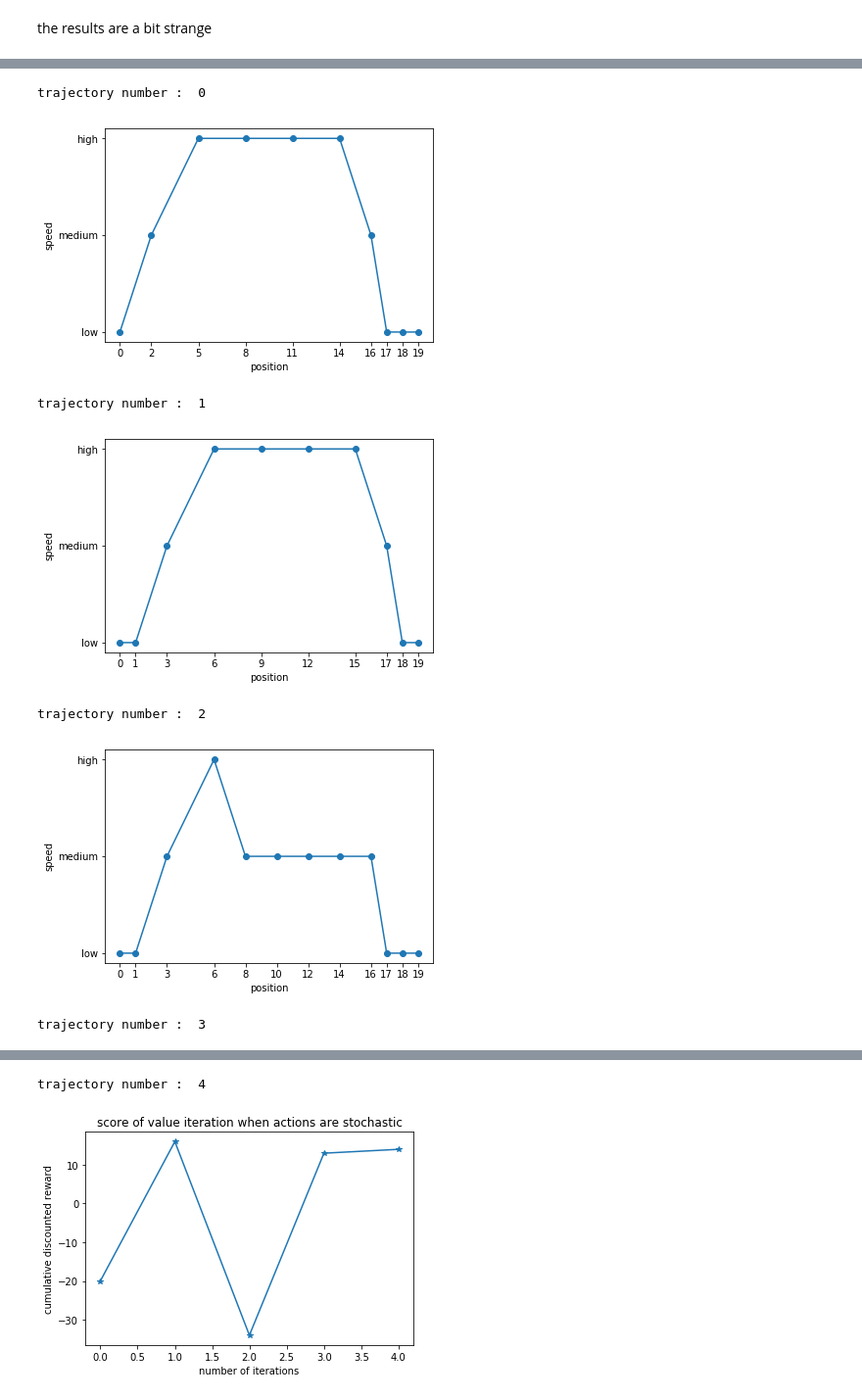
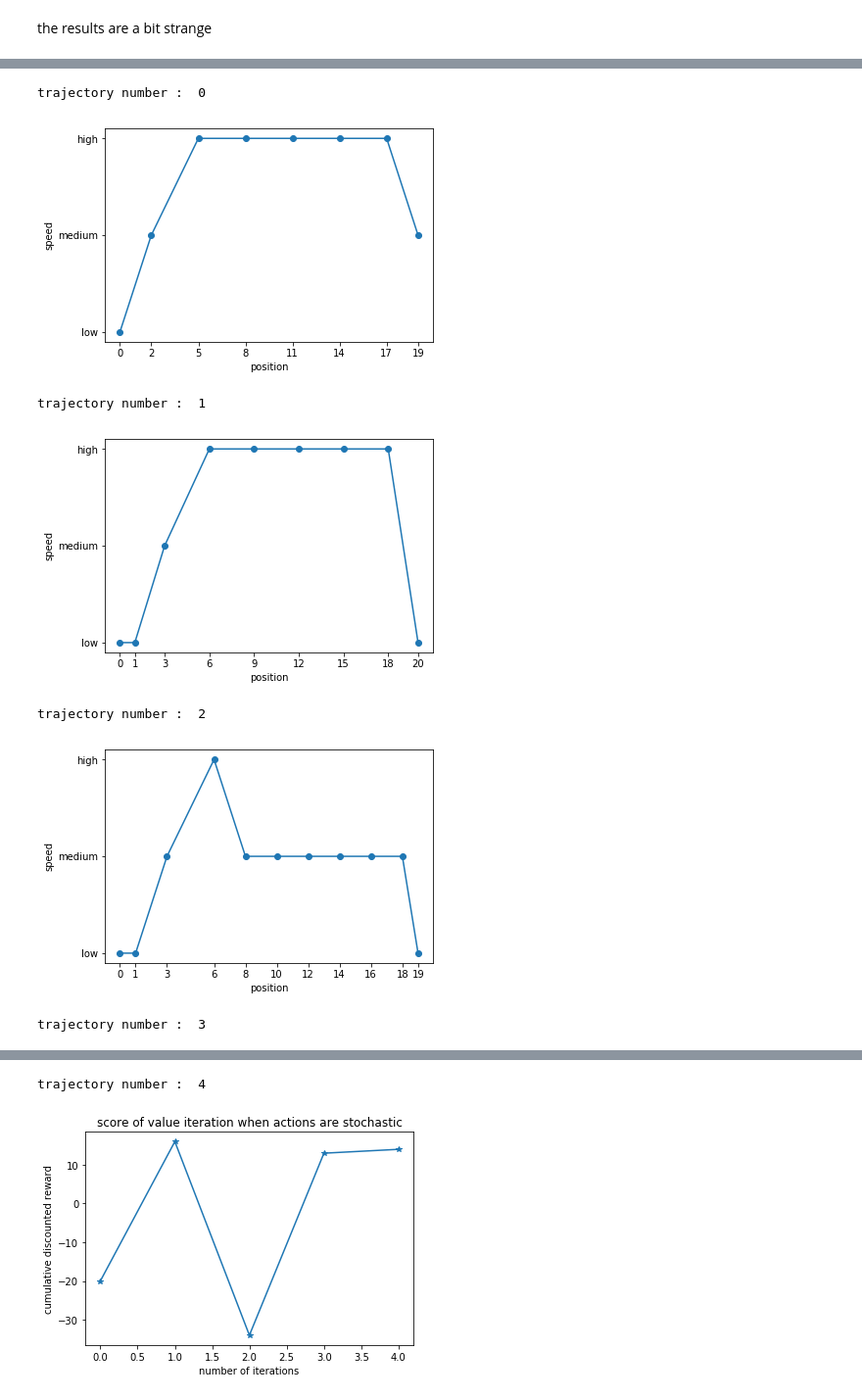
Before and after one commit to jonasracine/RL_sandbox, a Jupyter notebook: street_racer.ipynb, the cells around one changed output, grey strips where cells are left out. Shown at 98% size. Saved outputs shown, nothing was run; the diff lists cells and outputs as text; code cells hidden in the pictures.

Commit message:
bon plots pour stochastic actions

```diff
--- a/street_racer.ipynb
+++ b/street_racer.ipynb
@@ -604,6 +604,6 @@ while not policy_stable and iterations < 100 :
     #print(iterations)
 # %%
 for index,trajectory in enumerate(trajectories_test_rand) :
-    print_trajectory(trajectory,True,True,str(index))
+    print_trajectory(trajectory,False,True,str(index))
     print("trajectory number : ", index )
 # %% [output]
@@ -611,7 +611,7 @@ for index,trajectory in enumerate(trajectories_test_rand) :
 trajectory number :  0
-[figure, old version]
+[figure, new version]
 trajectory number :  1
-[figure, old version]
+[figure, new version]
 trajectory number :  2
-[figure, old version]
+[figure, new version]
 trajectory number :  3
```
Also changed, not shown: parts of 1 cell of this notebook, 6 other files.
